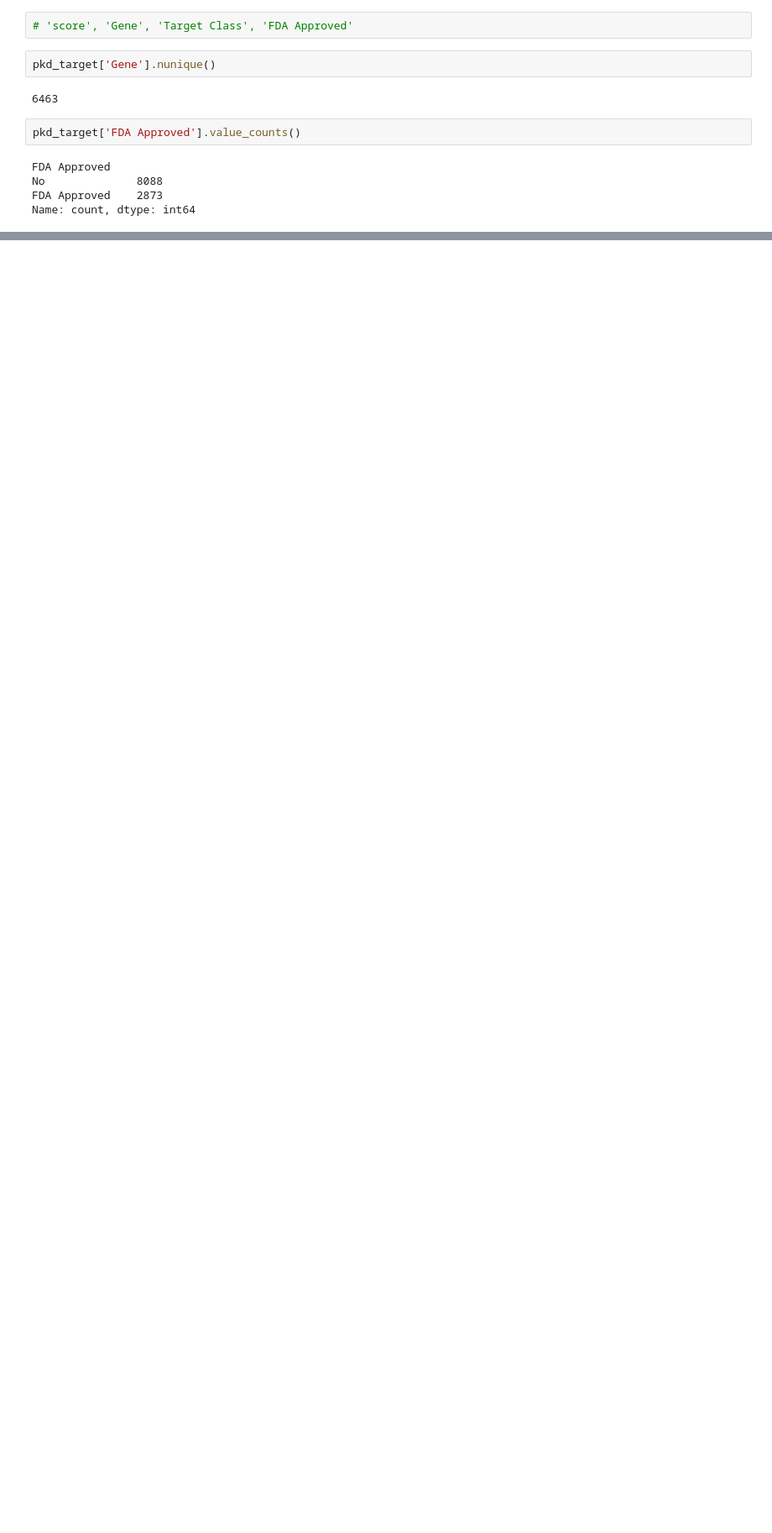
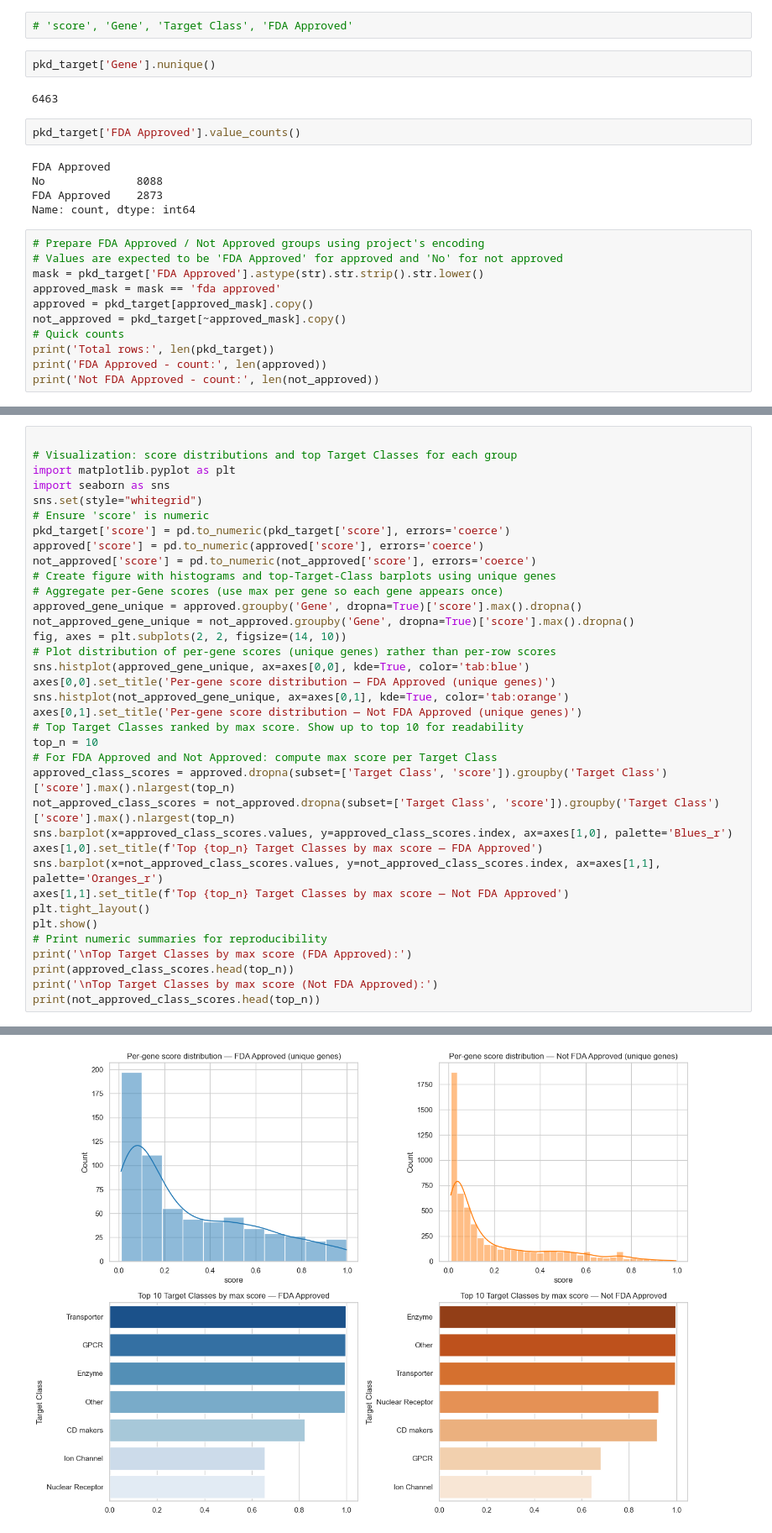
Before and after one commit to mmetalab/llm-drug-agent, a Jupyter notebook: PKDisease/pkd_target_drug_candidates.ipynb, the cells around one changed output, grey strips where cells are left out. Shown: that part at 84% size. Cells and saved outputs as stored; diff of their text form; blank space fills up the shorter version.

```diff
--- a/PKDisease/pkd_target_drug_candidates.ipynb
+++ b/PKDisease/pkd_target_drug_candidates.ipynb
@@ -21,3 +54,14 @@ FDA Approved
 No              8088
 FDA Approved    2873
 Name: count, dtype: int64
+# %%
+# Prepare FDA Approved / Not Approved groups using project's encoding
+# Values are expected to be 'FDA Approved' for approved and 'No' for not approved
+mask = pkd_target['FDA Approved'].astype(str).str.strip().str.lower()
+approved_mask = mask == 'fda approved'
+approved = pkd_target[approved_mask].copy()
+not_approved = pkd_target[~approved_mask].copy()
+# Quick counts
+print('Total rows:', len(pkd_target))
+print('FDA Approved - count:', len(approved))
+print('Not FDA Approved - count:', len(not_approved))
@@ -23,0 +72,37 @@ Name: count, dtype: int64
+# %%
+
+# Visualization: score distributions and top Target Classes for each group
+import matplotlib.pyplot as plt
+import seaborn as sns
+sns.set(style="whitegrid")
+# Ensure 'score' is numeric
+pkd_target['score'] = pd.to_numeric(pkd_target['score'], errors='coerce')
+approved['score'] = pd.to_numeric(approved['score'], errors='coerce')
+not_approved['score'] = pd.to_numeric(not_approved['score'], errors='coerce')
+# Create figure with histograms and top-Target-Class barplots using unique genes
+# Aggregate per-Gene scores (use max per gene so each gene appears once)
+approved_gene_unique = approved.groupby('Gene', dropna=True)['score'].max().dropna()
+not_approved_gene_unique = not_approved.groupby('Gene', dropna=True)['score'].max().dropna()
+fig, axes = plt.subplots(2, 2, figsize=(14, 10))
+# Plot distribution of per-gene scores (unique genes) rather than per-row scores
+sns.histplot(approved_gene_unique, ax=axes[0,0], kde=True, color='tab:blue')
+axes[0,0].set_title('Per-gene score distribution — FDA Approved (unique genes)')
+sns.histplot(not_approved_gene_unique, ax=axes[0,1], kde=True, color='tab:orange')
+axes[0,1].set_title('Per-gene score distribution — Not FDA Approved (unique genes)')
+# Top Target Classes ranked by max score. Show up to top 10 for readability
+top_n = 10
+# For FDA Approved and Not Approved: compute max score per Target Class
+approved_class_scores = approved.dropna(subset=['Target Class', 'score']).groupby('Target Class')['score'].max().nlargest(top_n)
+not_approved_class_scores = not_approved.dropna(subset=['Target Class', 'score']).groupby('Target Class')['score'].max().nlargest(top_n)
+sns.barplot(x=approved_class_scores.values, y=approved_class_scores.index, ax=axes[1,0], palette='Blues_r')
+axes[1,0].set_title(f'Top {top_n} Target Classes by max score — FDA Approved')
+sns.barplot(x=not_approved_class_scores.values, y=not_approved_class_scores.index, ax=axes[1,1], palette='Oranges_r')
+axes[1,1].set_title(f'Top {top_n} Target Classes by max score — Not FDA Approved')
+plt.tight_layout()
+plt.show()
+# Print numeric summaries for reproducibility
+print('\nTop Target Classes by max score (FDA Approved):')
+print(approved_class_scores.head(top_n))
+print('\nTop Target Classes by max score (Not FDA Approved):')
+print(not_approved_class_scores.head(top_n))
+# %% [output]
@@ -23,0 +116 @@ Name: count, dtype: int64
+[figure, added]
```
Also changed, not shown: parts of 6 cells of this notebook.
